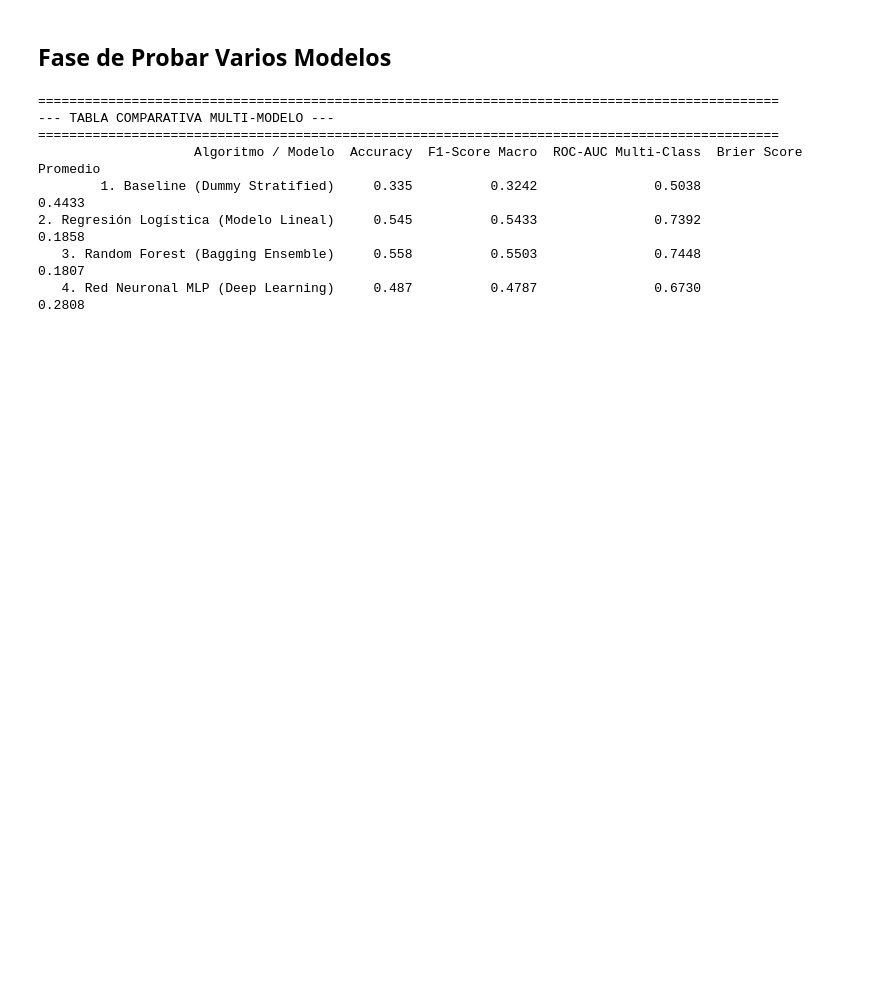
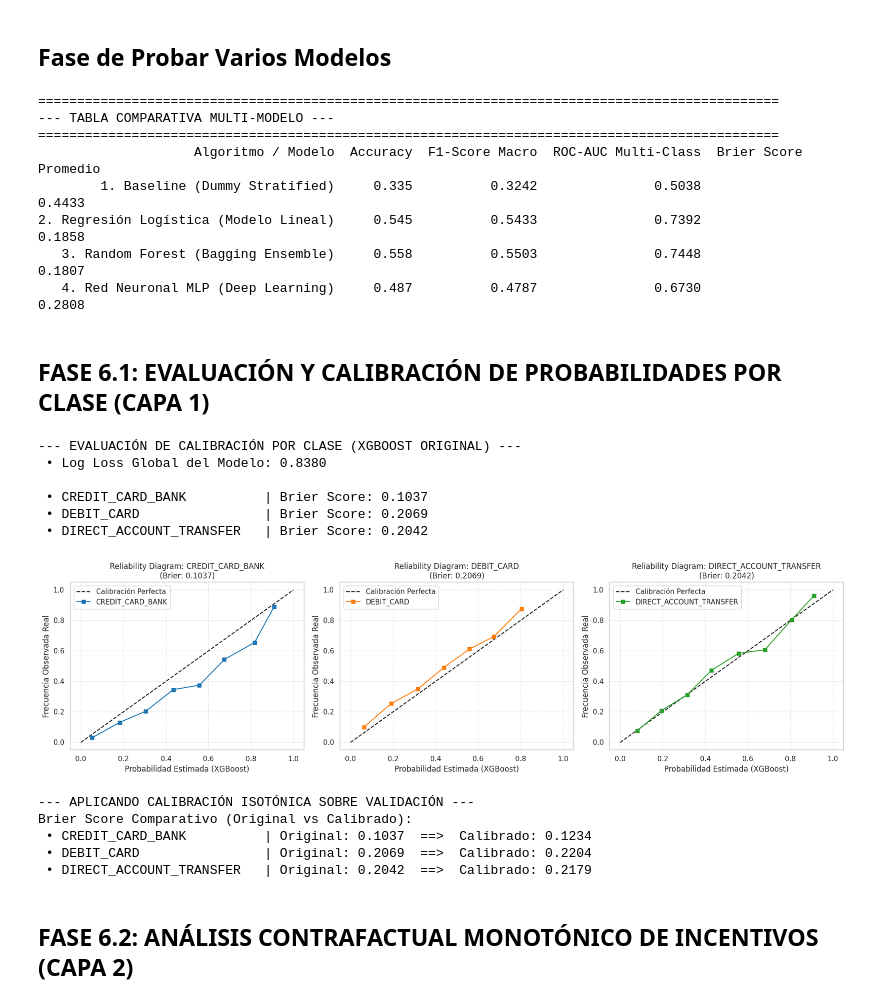
Before and after one commit to juanparivera96/prompt-solution-client-g6, a Jupyter notebook: DataPreparation_PromptSolutionClient.ipynb, the cells around one changed output. Cells and saved outputs as stored; diff of their text form; code cells hidden in the pictures; blank space fills up the shorter version.

```diff
--- a/DataPreparation_PromptSolutionClient.ipynb
+++ b/DataPreparation_PromptSolutionClient.ipynb
@@ -631,3 +627,83 @@ print(df_multi_model.to_string(index=False))
 2. Regresión Logística (Modelo Lineal)     0.545          0.5433               0.7392                0.1858
    3. Random Forest (Bagging Ensemble)     0.558          0.5503               0.7448                0.1807
    4. Red Neuronal MLP (Deep Learning)     0.487          0.4787               0.6730                0.2808
+# %% [markdown]
+## FASE 6.1: EVALUACIÓN Y CALIBRACIÓN DE PROBABILIDADES POR CLASE (CAPA 1)
+# %%
+# FASE 6.1: EVALUACIÓN Y CALIBRACIÓN DE PROBABILIDADES POR CLASE (CAPA 1)
+
+import numpy as np
+import pandas as pd
+import matplotlib.pyplot as plt
+from sklearn.calibration import np, calibration_curve, CalibratedClassifierCV
+from sklearn.metrics import brier_score_loss, log_loss
+
+# 1. Brier Score y Log Loss desglosados por clase (Probabilidades Originales XGBoost)
+#print("="*80)
+print("--- EVALUACIÓN DE CALIBRACIÓN POR CLASE (XGBOOST ORIGINAL) ---")
+#print("="*80)
+
+log_loss_global = log_loss(y_test_encoded, y_pred_proba)
+print(f" • Log Loss Global del Modelo: {log_loss_global:.4f}\n")
+
+brier_per_class = {}
+for i, cls in enumerate(le.classes_):
+    y_true_binary = (y_test_encoded == i).astype(int)
+    p_cls = y_pred_proba[:, i]
+    b_score = brier_score_loss(y_true_binary, p_cls)
+    brier_per_class[cls] = b_score
+    print(f" • {cls:25s} | Brier Score: {b_score:.4f}")
+
+# 2. Reliability Diagrams por Clase
+fig, axes = plt.subplots(1, 3, figsize=(18, 5))
+colors = ['#1f77b4', '#ff7f0e', '#2ca02c']
+
+for i, cls in enumerate(le.classes_):
+    y_true_binary = (y_test_encoded == i).astype(int)
+    p_cls = y_pred_proba[:, i]
+
+    prob_true, prob_pred = calibration_curve(y_true_binary, p_cls, n_bins=8, strategy='uniform')
+
+    axes[i].plot([0, 1], [0, 1], "k--", label="Calibración Perfecta")
+    axes[i].plot(prob_pred, prob_true, "s-", color=colors[i], label=f"{cls}")
+    axes[i].set_xlabel("Probabilidad Estimada (XGBoost)")
+    axes[i].set_ylabel("Frecuencia Observada Real")
+    axes[i].set_title(f"Reliability Diagram: {cls}\n(Brier: {brier_per_class[cls]:.4f})")
+    axes[i].grid(True, linestyle='--', alpha=0.5)
+    axes[i].legend()
+
+plt.tight_layout()
+plt.show()
+
+# 3. Proceso de Calibración sobre Validación (Isotonic Regression)
+#print("\n" + "="*80)
+print("--- APLICANDO CALIBRACIÓN ISOTÓNICA SOBRE VALIDACIÓN ---")
+#print("="*80)
+
+calibrated_xgb = CalibratedClassifierCV(xgb_model, method='isotonic', cv='prefit')
+# Calibrar usando X_train_resampled o conjunto de validación
+calibrated_xgb.fit(X_train_resampled, y_train_resampled)
+
+y_proba_calibrated = calibrated_xgb.predict_proba(X_test_processed)
+
+print("Brier Score Comparativo (Original vs Calibrado):")
+for i, cls in enumerate(le.classes_):
+    y_true_binary = (y_test_encoded == i).astype(int)
+    b_orig = brier_score_loss(y_true_binary, y_pred_proba[:, i])
+    b_cal = brier_score_loss(y_true_binary, y_proba_calibrated[:, i])
+    print(f" • {cls:25s} | Original: {b_orig:.4f}  ==>  Calibrado: {b_cal:.4f}")
+# %% [output]
+--- EVALUACIÓN DE CALIBRACIÓN POR CLASE (XGBOOST ORIGINAL) ---
+ • Log Loss Global del Modelo: 0.8380
+
+ • CREDIT_CARD_BANK          | Brier Score: 0.1037
+ • DEBIT_CARD                | Brier Score: 0.2069
+ • DIRECT_ACCOUNT_TRANSFER   | Brier Score: 0.2042
+[figure, added]
+--- APLICANDO CALIBRACIÓN ISOTÓNICA SOBRE VALIDACIÓN ---
+Brier Score Comparativo (Original vs Calibrado):
+ • CREDIT_CARD_BANK          | Original: 0.1037  ==>  Calibrado: 0.1234
+ • DEBIT_CARD                | Original: 0.2069  ==>  Calibrado: 0.2204
+ • DIRECT_ACCOUNT_TRANSFER   | Original: 0.2042  ==>  Calibrado: 0.2179
+# %% [markdown]
+## FASE 6.2: ANÁLISIS CONTRAFACTUAL MONOTÓNICO DE INCENTIVOS (CAPA 2)
```
Also changed, not shown: parts of 16 cells of this notebook, 6 other files.
